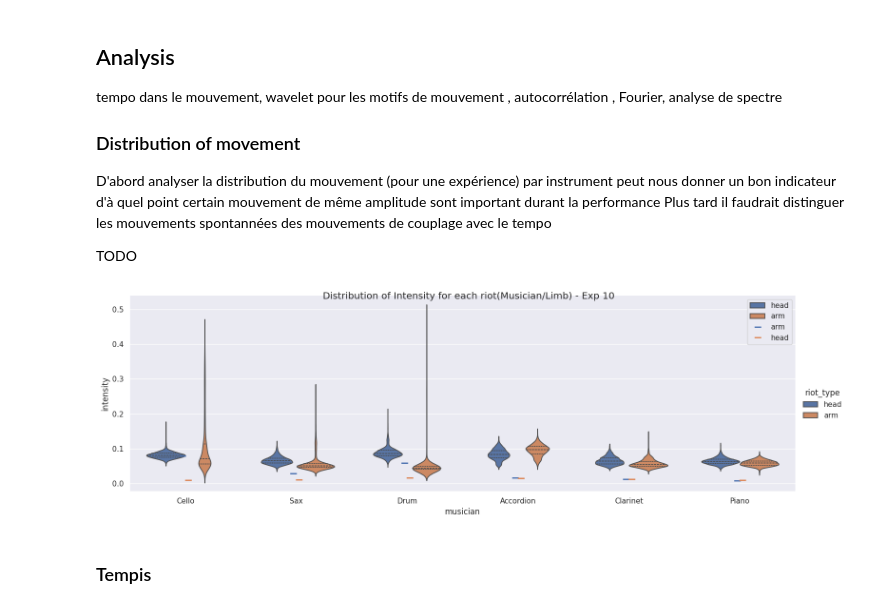
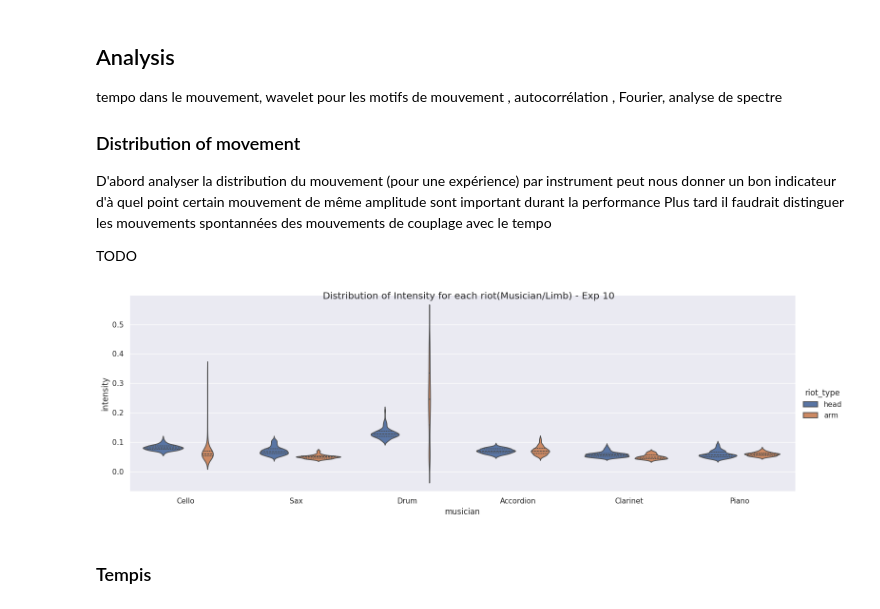
Before and after one commit to Haronicio/ismm-analyse-dsync, a Jupyter notebook: notebooks/Analysedsync_notebook.ipynb, the cells around one changed output. Saved outputs shown, nothing was run; the diff lists cells and outputs as text; code cells hidden in the pictures.

```diff
--- a/notebooks/Analysedsync_notebook.ipynb
+++ b/notebooks/Analysedsync_notebook.ipynb
@@ -368,15 +507,35 @@ D'abord analyser la distribution du mouvement (pour une expérience) par instrum
 Plus tard il faudrait distinguer les mouvements spontannées des mouvements de couplage avec le tempo
 
 TODO
+# %%
+filtered_df_mvDistrib = df[(df['exp_n'] == 10)]
+
+g = sns.catplot(
+    # data=filtered_df_mvDistrib, x="musician", y="intensity", hue="riot_type",inner="quart" ,kind="violin",height=5,width=0.7,aspect=3,
+    data=filtered_df_mvDistrib, x="musician", y="intensity", hue="riot_type",inner="quart" ,kind="violin",aspect=3,
+)
+
+# std_dev = filtered_df_mvDistrib.groupby(['musician', 'riot_type'])['intensity'].std().reset_index()
+# h = sns.pointplot(data=std_dev, x='musician', y='intensity', hue='riot_type', dodge=True,
+#               linestyle='none', markers='_', markersize=10,errorbar="ci", ax=g.ax)
+
+# handles, labels = g.ax.get_legend_handles_labels()
+# g.ax.legend(handles=handles, labels=labels)
+
+g.figure.suptitle('Distribution of Intensity for each riot(Musician/Limb) - Exp 10' )
+
+plt.show()
+# %% [output]
+[figure, added]
 # %%
-filtered_df_mvDistrib = df[(df['exp_n'] == 10)]
+filtered_df_mvDistrib = df[(df['riot_type'] == "head")]
 
 g = sns.catplot(
-    data=filtered_df_mvDistrib, x="musician", y="intensity", hue="riot_type",inner="quart" ,kind="violin",height=5,width=0.7,aspect=3,
+    data=filtered_df_mvDistrib, x="musician", y="intensity", hue="exp_n",inner="quart" ,kind="violin",height=5,width=0.7,aspect=3,
 )
 
 std_dev = filtered_df_mvDistrib.groupby(['musician', 'riot_type'])['intensity'].std().reset_index()
-h = sns.pointplot(data=std_dev, x='musician', y='intensity', hue='riot_type', dodge=True,
+h = sns.pointplot(data=std_dev, x='musician', y='intensity', hue='exp_n', dodge=True,
               linestyle='none', markers='_', markersize=10,errorbar="ci", ax=g.ax)
 
 handles, labels = g.ax.get_legend_handles_labels()
@@ -385,8 +544,6 @@ g.ax.legend(handles=handles, labels=labels)
 g.figure.suptitle('Distribution of Intensity for each riot(Musician/Limb) - Exp 10' )
 
 plt.show()
-# %% [output]
-[figure, removed]
 # %% [markdown]
 ### Tempis
 # %%
```
Also changed, not shown: parts of 13 cells of this notebook, 1 other file.
